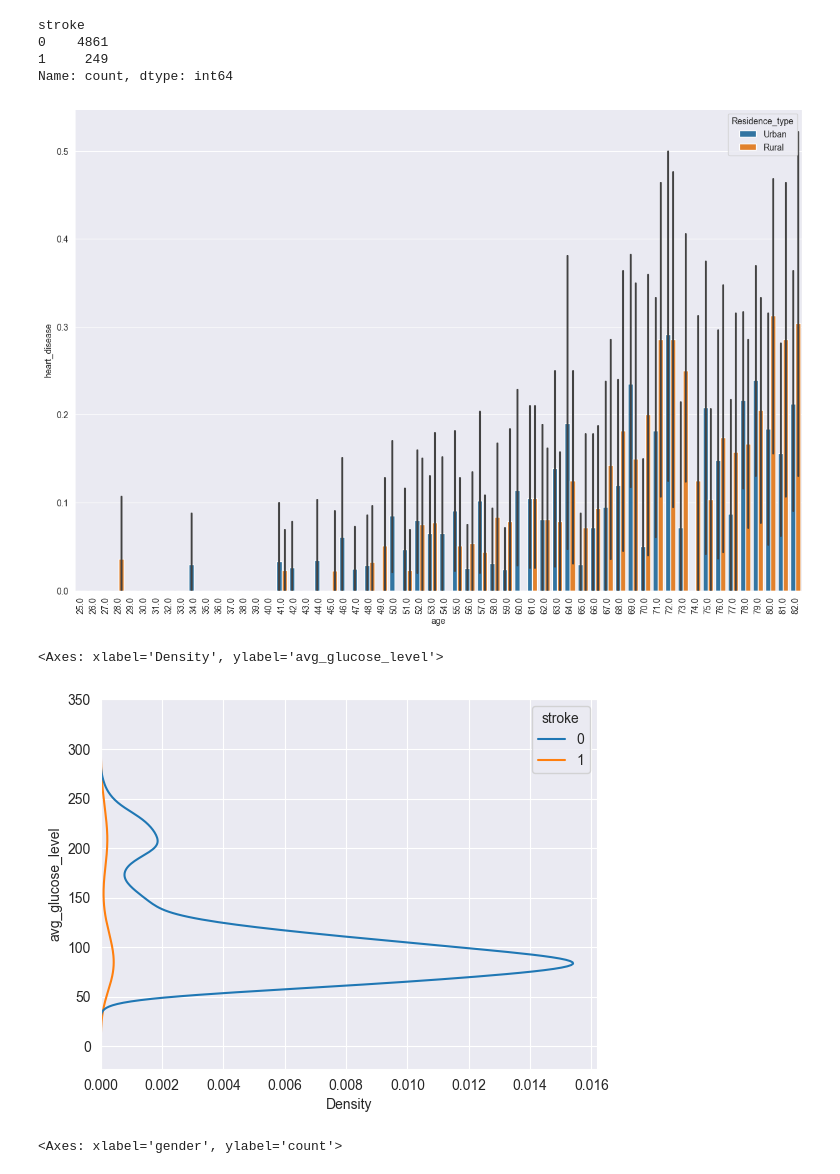
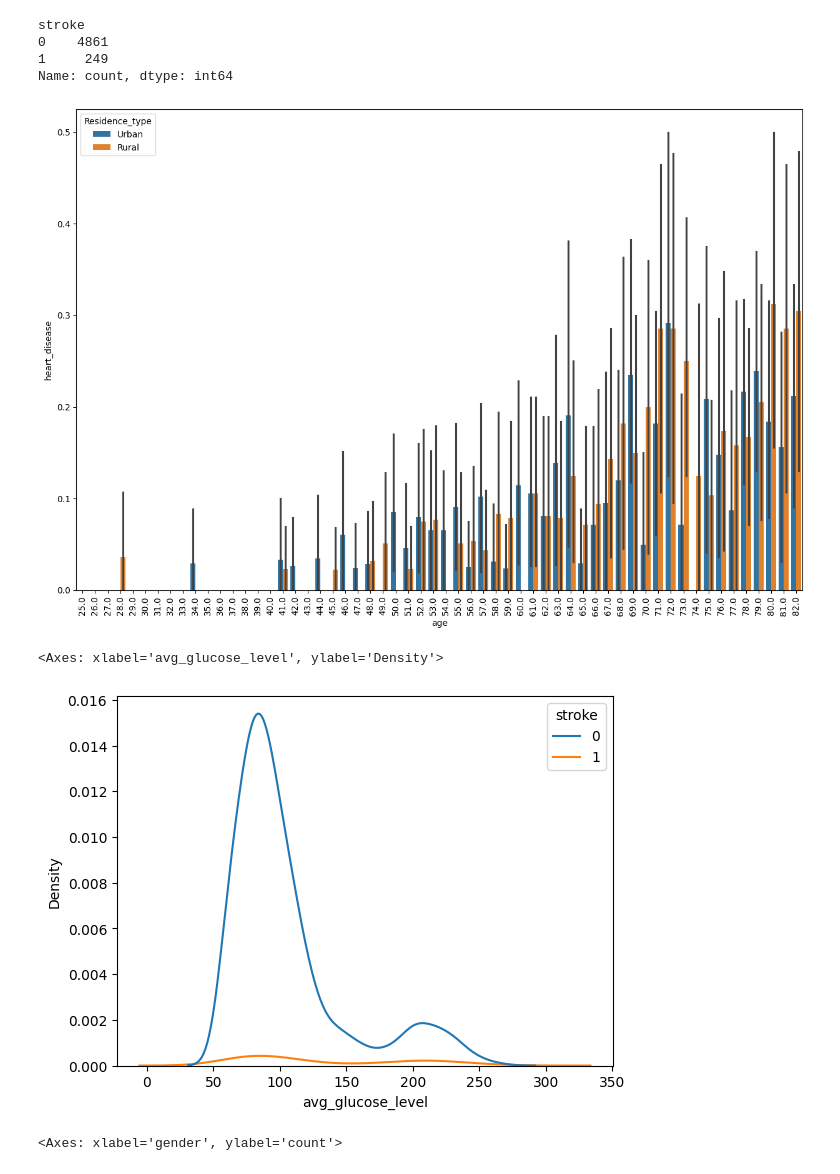
Before and after one commit to arpanchakraborty23/Health-strock-prediction, a Jupyter notebook: expriment/EDA.ipynb, the cells around one changed output. Cells and saved outputs as stored; diff of their text form; code cells hidden in the pictures.

Commit message:
data Ingestion

```diff
--- a/expriment/EDA.ipynb
+++ b/expriment/EDA.ipynb
@@ -6,7 +6,7 @@ import seaborn as sns
 import warnings
 warnings.filterwarnings('ignore')
 # %%
-df=pd.read_csv(r'E:\heat_stock\Datasets\healthcare-dataset-stroke-data.csv')
+df=pd.read_csv('E:\MLProjects\health_stock\Datasets\healthcare-dataset-stroke-data.csv')
 df.head()
 # %% [output]
 |  | id | gender | age | hypertension | heart_disease | ever_married | work_type | Residence_type | ... |
@@ -62,7 +62,7 @@ smoking_status         0
 stroke                 0
 dtype: int64
 # %%
-df['bmi']=df['bmi'].fillna(df['bmi'].median())
+df['bmi']=df['bmi'].fillna(df['bmi'].mean())
 # %%
 df.isnull().sum()
 # %% [output]
@@ -225,12 +228,12 @@ sns.barplot(x=age.age,y=df['heart_disease'],hue=df['Residence_type'])
 plt.xticks(rotation=90)
 plt.show()
 # %% [output]
-[figure, old version]
+[figure, new version]
 # %%
-sns.kdeplot(hue=df['stroke'],y=df['avg_glucose_level'])
+sns.kdeplot(hue=df['stroke'],x=df['avg_glucose_level'])
 # %% [output]
-<Axes: xlabel='Density', ylabel='avg_glucose_level'>
+<Axes: xlabel='avg_glucose_level', ylabel='Density'>
-[figure, old version]
+[figure, new version]
 # %%
 sns.countplot(x=df['gender'],hue=df['hypertension'])
 # %% [output]
```
Also changed, not shown: parts of 103 cells of this notebook, 20 other files.
